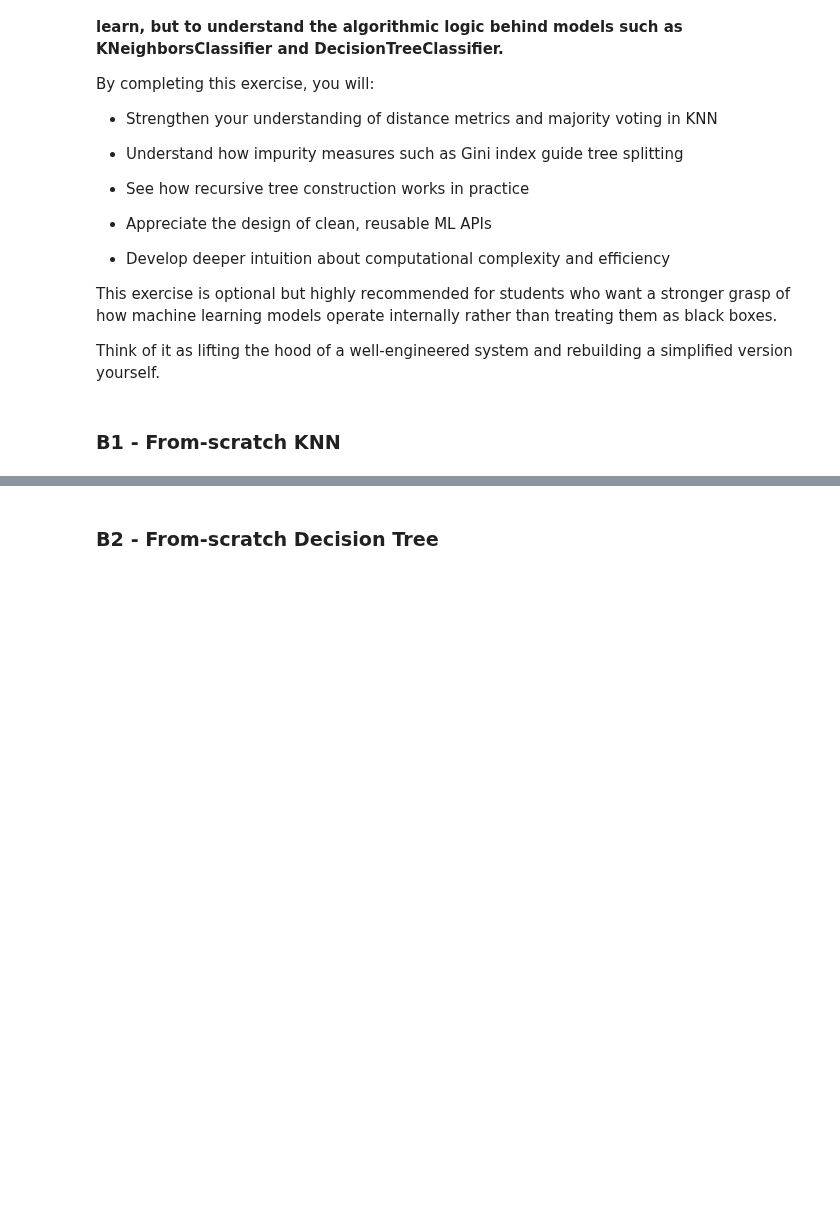
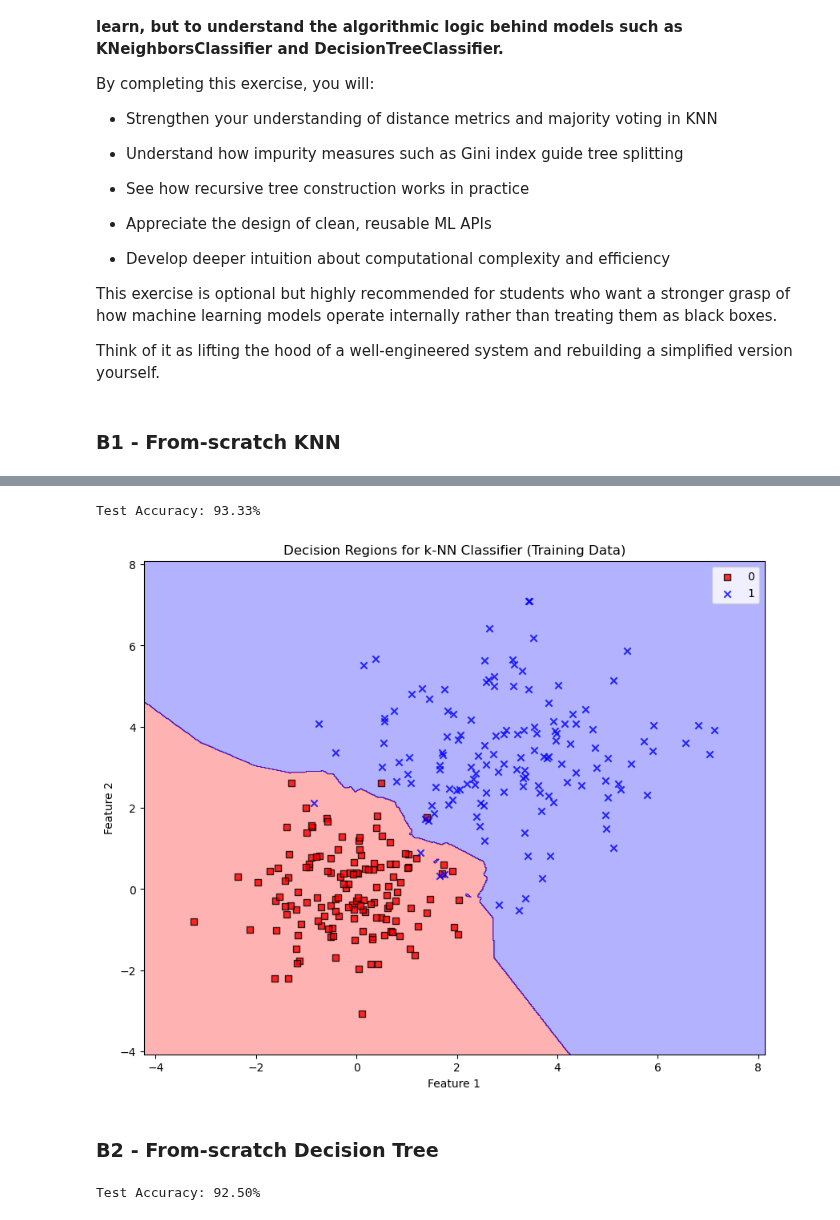
Before and after one commit to JadeHe233/COMP4702, a Jupyter notebook: PracW2.ipynb, the cells around one changed output, grey strips where cells are left out. Saved outputs shown, nothing was run; the diff lists cells and outputs as text; code cells hidden in the pictures; blank space fills up the shorter version.

```diff
--- a/PracW2.ipynb
+++ b/PracW2.ipynb
@@ -287,6 +315,8 @@ class KNeighborsClassifier:
         # TODO:
         # Convert X and y to NumPy arrays
         # Store them as instance variables (e.g., self.X_train, self.y_train)
+        self.X_train = np.array(X)
+        self.y_train = np.array(y)
 
         return self
 
@@ -306,7 +336,7 @@ class KNeighborsClassifier:
         TODO:
         - Implement distance calculation
         """
-        pass
+        return np.sqrt(np.sum((x1 - x2) ** 2))
 
     def predict(self, X):
         """
@@ -323,17 +353,20 @@ class KNeighborsClassifier:
 
         # TODO:
         # Convert X to NumPy array
-
+        X = np.array(X)
         # TODO:
         # For each sample in X:
         #   - Call _predict_one(x)
         #   - Store predictions in a list
+        predictions = []
+        for x in X:
+            predictions.append(self._predict_one(x))
 
         # TODO:
         # Convert predictions list to NumPy array
         # Return it
 
-        pass
+        return np.array(predictions)
 
     def _predict_one(self, x):
         """
@@ -353,17 +386,22 @@ class KNeighborsClassifier:
         # TODO:
         # Compute distances to every training point
         # (Hint: loop over self.X_train)
+        distances = np.array([self._euclidean_distance(x, x_train) for x_train in self.X_train])
 
         # TODO:
         # Use np.argsort(distances) to get sorted indices
+        sorted_indices = np.argsort(distances)
 
         # TODO:
         # Select first k indices
+        k_nearest_indices = sorted_indices[:self.k]
 
         # TODO:
         # Retrieve labels using those indices
+        k_nearest_labels = self.y_train[k_nearest_indices]
 
         # TODO:
         # Use Counter to find most common label
-
-        pass
+        from collections import Counter
+        most_common = Counter(k_nearest_labels).most_common(1)
+        return most_common[0][0]
@@ -373,0 +408,7 @@ knn_classifier = KNeighborsClassifier(n_neighbors=3)
+# %%
+# TODO: Q3b
+knn_classifier = KNeighborsClassifier(n_neighbors=3)
+knn_classifier.fit(X_train, y_train)
+y_test_pred = knn_classifier.predict(X_test)
+test_accuracy = accuracy_score(y_test, y_test_pred)
+print(f'Test Accuracy: {test_accuracy * 100:.2f}%')
@@ -385,3 +428,23 @@ plt.show()
+# %%
+# TODO: Q3c
+knn_classifier = KNeighborsClassifier(n_neighbors=5)
+knn_classifier.fit(X_train, y_train)
+y_test_pred = knn_classifier.predict(X_test)
+test_accuracy = accuracy_score(y_test, y_test_pred)
+print(f'Test Accuracy: {test_accuracy * 100:.2f}%')
+# %% [output]
+Test Accuracy: 93.33%
+# %%
+# Plot decision regions and data points
+plt.figure(figsize=(10, 8))
+plot_decision_regions(X_train.values, y_train.values, knn_classifier)
+plt.title('Decision Regions for k-NN Classifier (Training Data)')
+plt.xlabel('Feature 1')
+plt.ylabel('Feature 2')
+plt.legend(loc='upper right')
+plt.show()
+# %% [output]
+[figure, added]
 # %% [markdown]
 ### B2 - From-scratch Decision Tree
 # %%
@@ -587,3 +704,12 @@ decision_tree_classifier = DecisionTreeClassifier(random_state=42)
+# %%
+# Q5a
+decision_tree_classifier = DecisionTreeClassifier(random_state=42)
+decision_tree_classifier.fit(X_train, y_train)
+y_test_pred = decision_tree_classifier.predict(X_test)
+test_accuracy = accuracy_score(y_test, y_test_pred)
+print(f'Test Accuracy: {test_accuracy * 100:.2f}%')
+# %% [output]
+Test Accuracy: 92.50%
 # %%
 # Q5b
 plt.figure(figsize=(10, 8))
```
Also changed, not shown: parts of 15 cells of this notebook, 2 other files.
